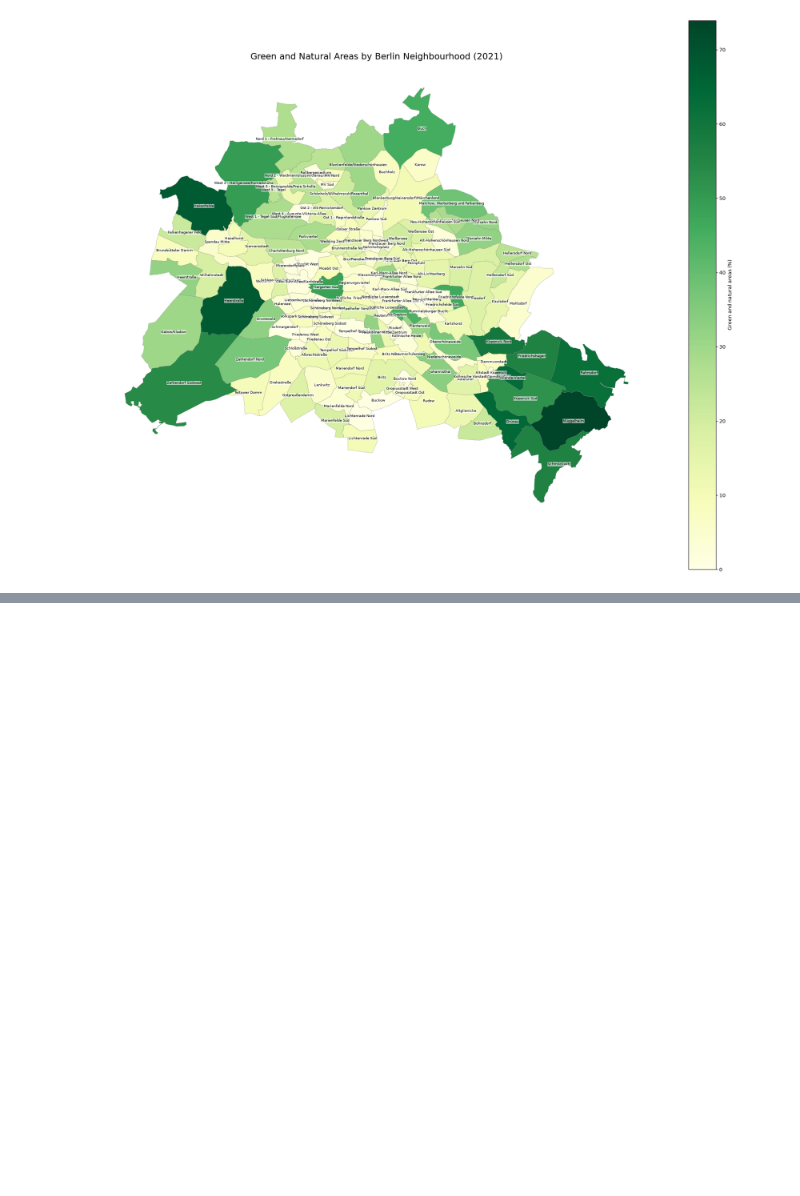
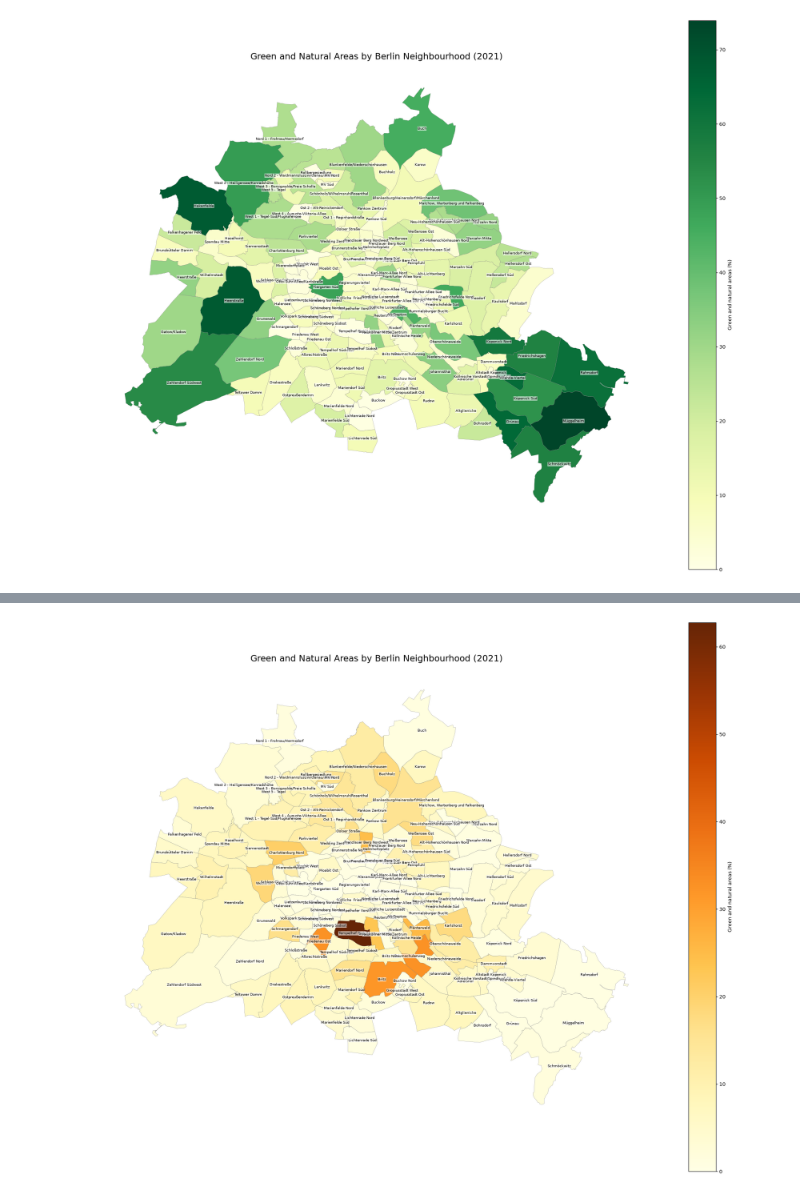
Before and after one commit to lodimarcello/Capstone_project_Lorenzo, a Jupyter notebook: copernicus_green_areas_exploration.ipynb, the cells around one changed output, grey strips where cells are left out. Drawn from its saved outputs; the diff is of its cells as text; code cells hidden in the pictures; blank space fills up the shorter version.

```diff
--- a/copernicus_green_areas_exploration.ipynb
+++ b/copernicus_green_areas_exploration.ipynb
@@ -1266,0 +1294,49 @@ plt.show()
+# %%
+# Calculate one label position inside each neighbourhood
+label_points = lor_land_cover.geometry.representative_point()
+
+# Create the figure
+fig, ax = plt.subplots(figsize=(20, 16))
+
+# Plot green and natural areas
+lor_land_cover.plot(
+    column="Sports and leisure facilities",
+    cmap="YlOrBr",
+    linewidth=0.3,
+    edgecolor="grey",
+    legend=True,
+    legend_kwds={
+        "label": "Green and natural areas (%)",
+    },
+    ax=ax
+)
+
+# Add neighbourhood labels
+for index, row in lor_land_cover.iterrows():
+    ax.annotate(
+        text=row["bzr_name"],
+        xy=(label_points.loc[index].x, label_points.loc[index].y),
+        ha="center",
+        va="center",
+        fontsize=7,
+        color="black",
+        bbox=dict(
+            facecolor="white",
+            alpha=0.65,
+            edgecolor="none",
+            pad=0.5
+        )
+    )
+
+# Add title and remove axes
+ax.set_title(
+    "Green and Natural Areas by Berlin Neighbourhood (2021)",
+    fontsize=18,
+    pad=15
+)
+ax.set_axis_off()
+
+plt.tight_layout()
+plt.show()
+# %% [output]
+[figure, added]
```
Also changed, not shown: parts of 2 cells of this notebook, 8 other files.
